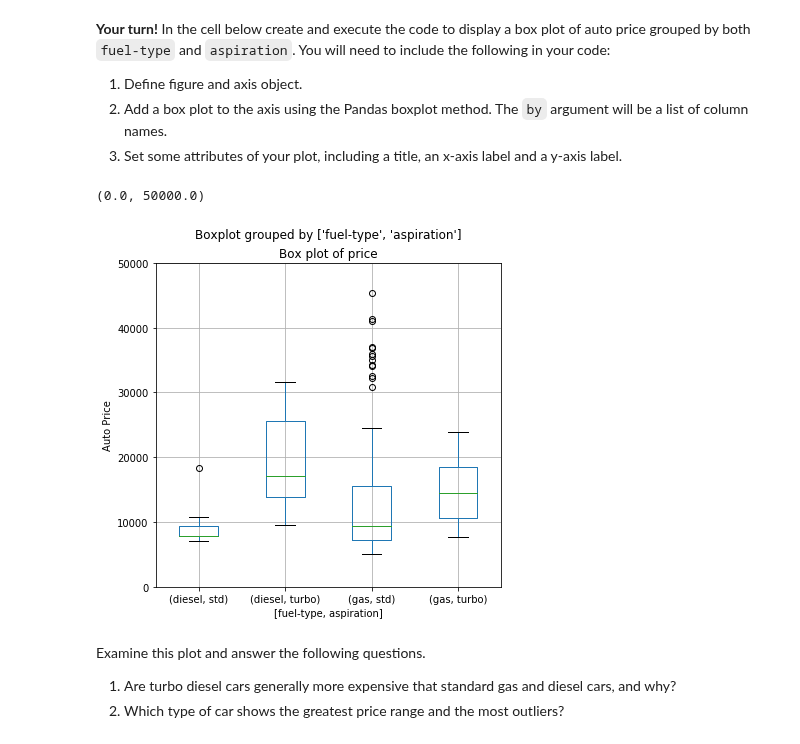
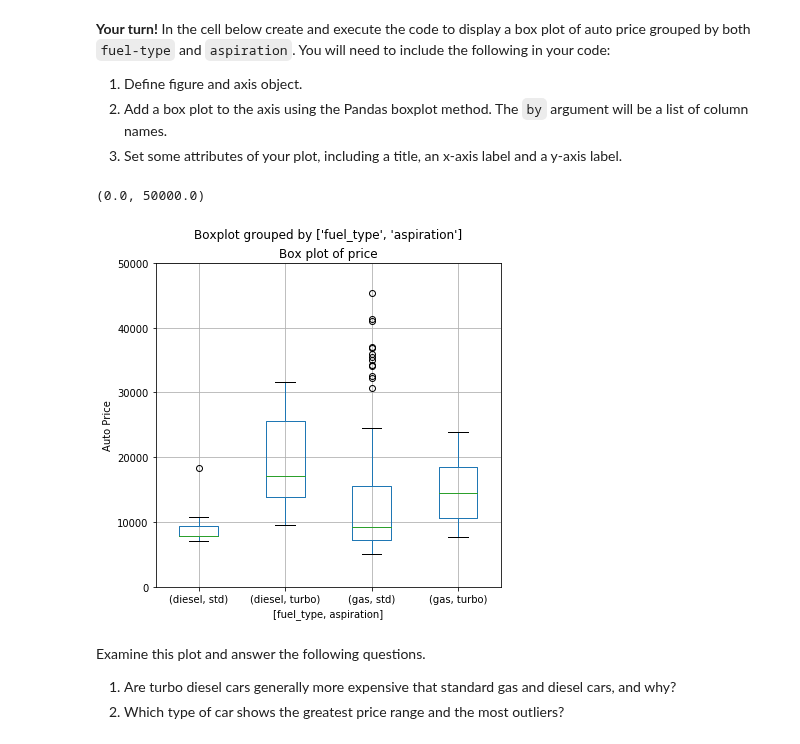
Before and after one commit to StephenElston/DataScience410, a Jupyter notebook: Lecture1/DataExporation-Part1-Student.ipynb, the cells around one changed output. Cells and saved outputs as stored; diff of their text form; code cells hidden in the pictures.

```diff
--- a/Lecture1/DataExporation-Part1-Student.ipynb
+++ b/Lecture1/DataExporation-Part1-Student.ipynb
@@ -48,27 +48,33 @@ Let's get started. The function shown in the cell below loads the data from the
 
 Execute the code in this cell to load the data into your notebook. **Make sure you have the .csv file in your working directory!**
 # %%
-def read_auto_data(fileName = "Automobile price data _Raw_.csv"):
-    'Function to load the auto price data set from a .csv file'
-    import pandas as pd
-    import numpy as np
+import pandas as pd
+import numpy as np
+import io
+import requests
 
-    ## Read the .csv file with the pandas read_csv method
-    auto_price = pd.read_csv(fileName)
+## Read the data file with the pandas read_csv method
+url = "https://archive.ics.uci.edu/ml/machine-learning-databases/autos/imports-85.data"
+string_path=requests.get(url).content
+auto_price = pd.read_csv(io.StringIO(string_path.decode('utf-8')))
 
-    ## Remove rows with missing values, accounting for mising values coded as '?'
-    cols = ['price', 'bore', 'stroke',
-          'horsepower', 'peak-rpm']
-    for column in cols:
-        auto_price.loc[auto_price[column] == '?', column] = np.nan
-    auto_price.dropna(axis = 0, inplace = True)
+## Add column names
+auto_price.columns = ['symboling', 'normalized_losses', 'make', 'fuel_type', 'aspiration',
+                      'num_of_doors', 'body_style', 'drive_wheels', 'engine_location',
+                      'wheel_base', 'length', 'width', 'height', 'curb_weight', 'engine_type',
+                      'num_of_cylinders', 'engine_size', 'fuel_system', 'bore', 'stroke',
+                      'compression_ratio', 'horsepower', 'peak_rpm', 'city_mpg',
+                      'highway_mpg', 'price']
 
-    ## Convert some columns to numeric values
-    for column in cols:
-        auto_price[column] = pd.to_numeric(auto_price[column])
+## Remove rows with missing values in numeric columns, accounting for mising values coded as '?'
+cols = ['price', 'bore', 'stroke', 'horsepower', 'peak_rpm'] #, 'city_mpg', 'highway_mpg']
+for column in cols:
+    auto_price.loc[auto_price[column] == '?', column] = np.nan
+auto_price.dropna(axis = 0, inplace = True)
 
-    return auto_price
-auto_price = read_auto_data()
+## Convert some columns to numeric values
+for column in cols:
+    auto_price[column] = pd.to_numeric(auto_price[column])
 # %% [markdown]
 Notice that there are some missing values in the numeric columns by the following steps:
 1. A list of the columns with the missing values is created.
@@ -480,13 +534,13 @@ Examine these box plots and note the following:
 # %%
 fig = plt.figure(figsize=(6, 6)) # define plot area
 ax = fig.gca() # define axis
-auto_price.loc[:,['price', 'fuel-type', 'aspiration']].boxplot(by = ['fuel-type','aspiration'], ax = ax)
+auto_price.loc[:,['price', 'fuel_type', 'aspiration']].boxplot(by = ['fuel_type','aspiration'], ax = ax)
 ax.set_title('Box plot of price') # Give the plot a main title
 ax.set_ylabel('Auto Price')# Set text for y axis
 ax.set_ylim(0.0, 50000.0) # Set the limits of the y axis
 # %% [output]
 (0.0, 50000.0)
-[figure, old version]
+[figure, new version]
 # %% [markdown]
 Examine this plot and answer the following questions.
 1. Are turbo diesel cars generally more expensive that standard gas and diesel cars, and why?
```
Also changed, not shown: parts of 21 cells of this notebook, 4 other files.
